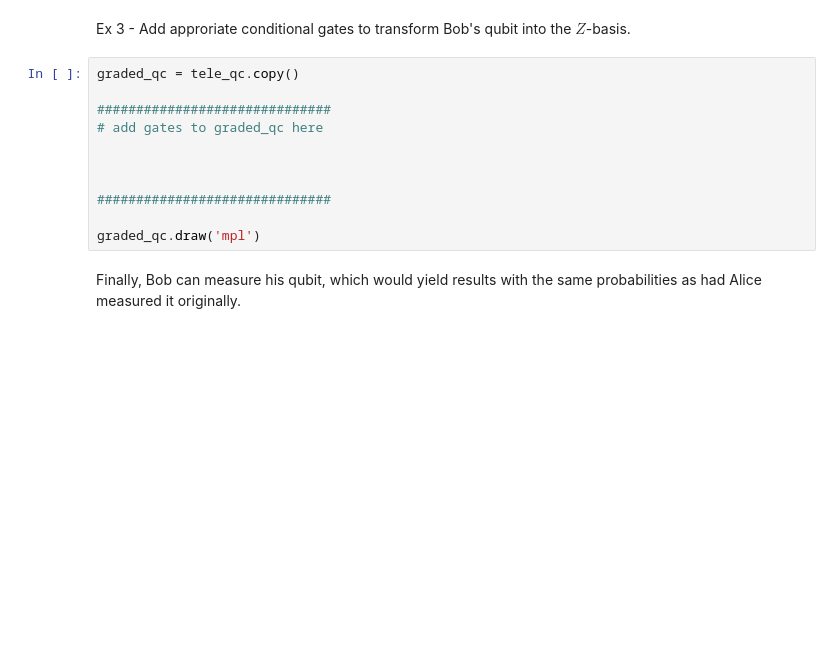
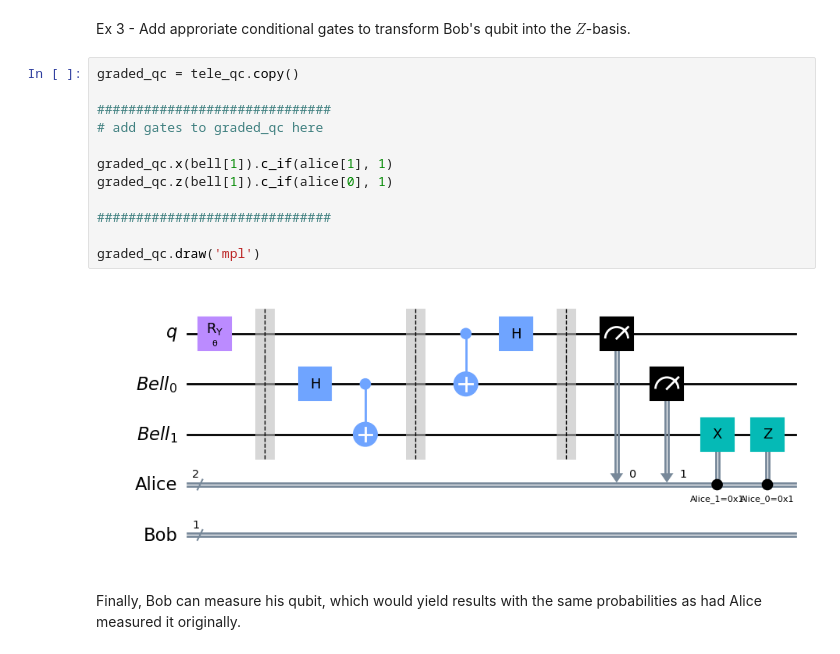
Before and after one commit to KarimElgammal/QuantumComputing, a Jupyter notebook: QGSS2023/labs/lab2.ipynb, the cells around one changed output. Drawn from its saved outputs; the diff is of its cells as text; blank space fills up the shorter version.

```diff
--- a/QGSS2023/labs/lab2.ipynb
+++ b/QGSS2023/labs/lab2.ipynb
@@ -279,14 +342,17 @@ Ex 3 - Add approriate conditional gates to transform Bob's qubit into the $Z$-ba
 # %%
 graded_qc = tele_qc.copy()
 
 ##############################
 # add gates to graded_qc here
 
-
+graded_qc.x(bell[1]).c_if(alice[1], 1)
+graded_qc.z(bell[1]).c_if(alice[0], 1)
 
 ##############################
 
 graded_qc.draw('mpl')
+# %% [output]
+[figure, added]
 # %% [markdown]
 Finally, Bob can measure his qubit, which would yield results with the same probabilities as had Alice measured it originally.
 # %%
```
Also changed, not shown: parts of 28 cells of this notebook.
